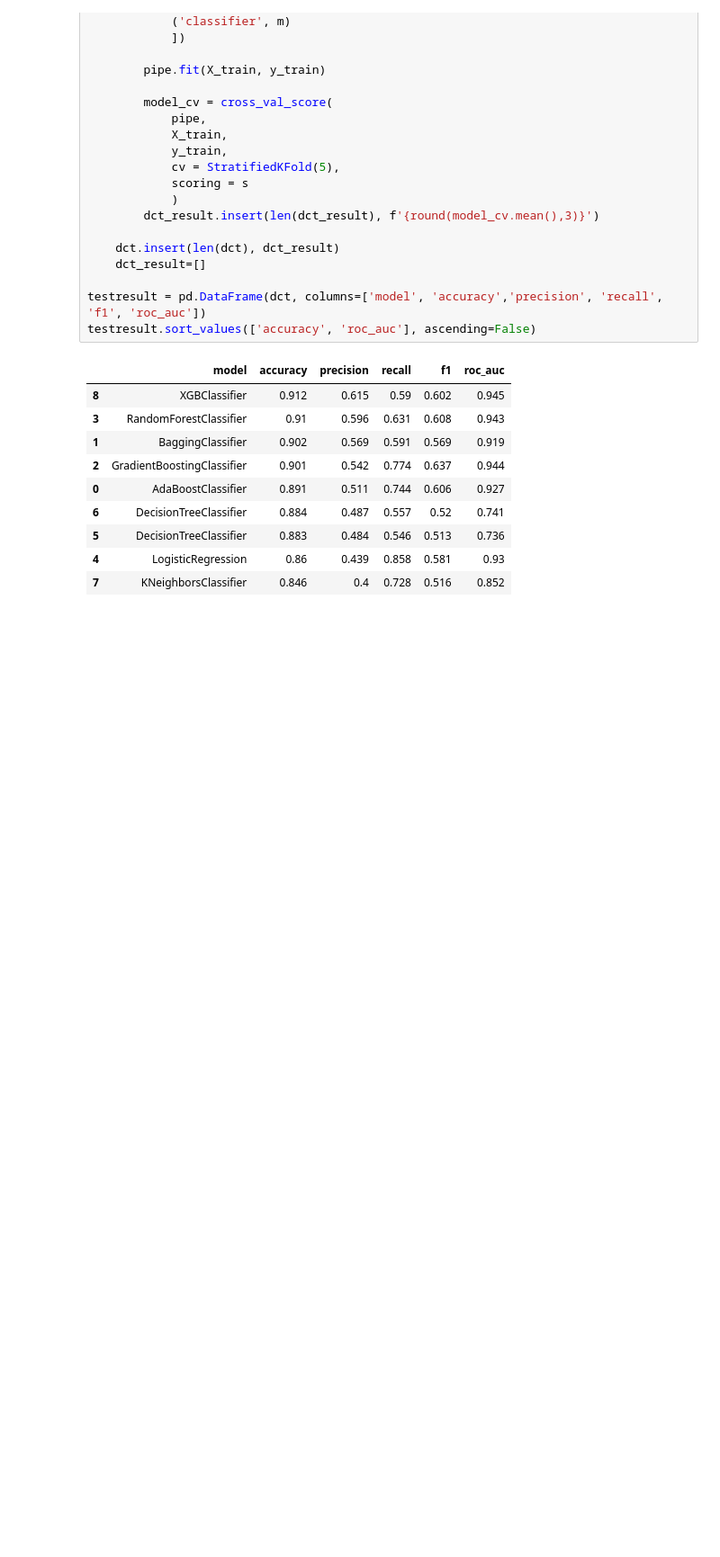
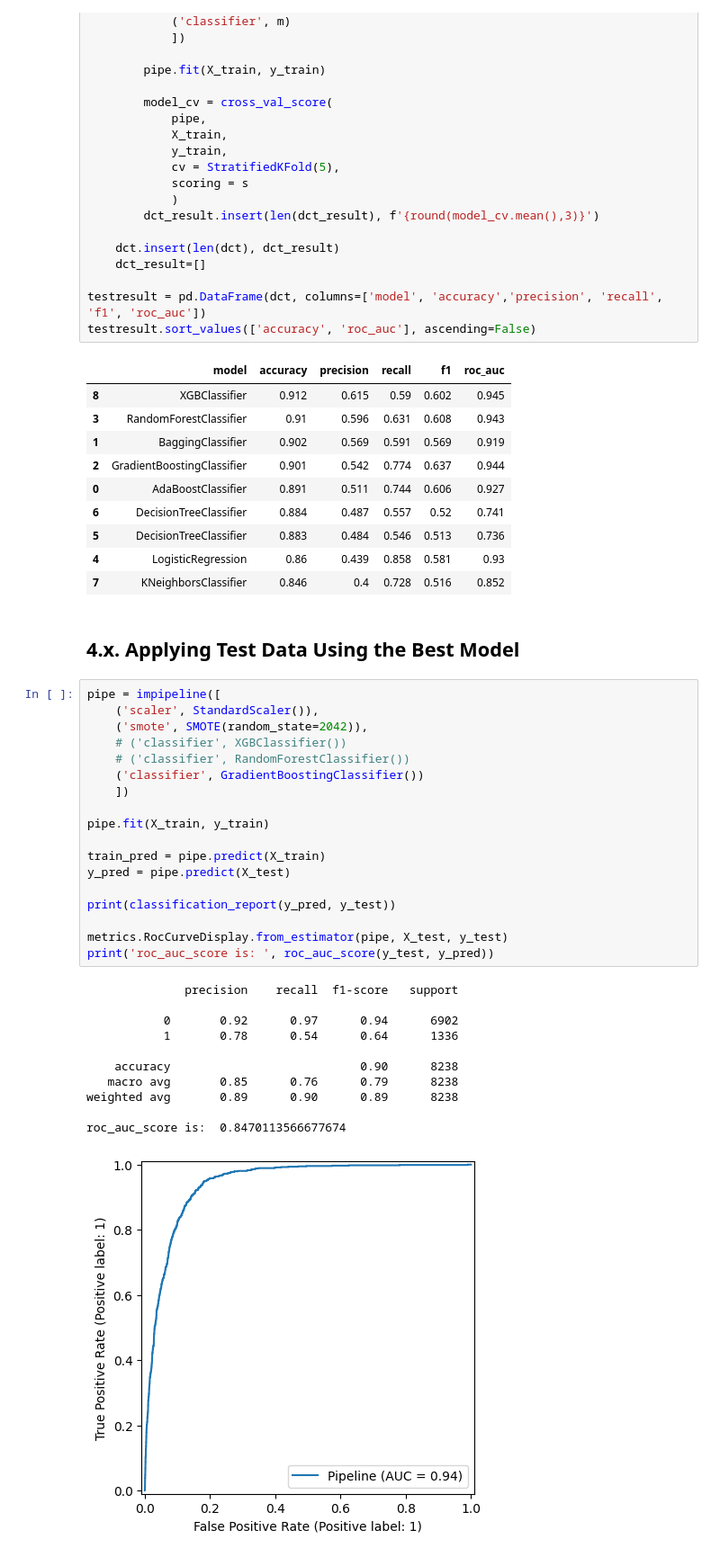
Before and after one commit to nikkoschy/jcdsol_enigma_finpro, a Jupyter notebook: finpro_enigma_bank_case.ipynb, the cells around one changed output. Shown at 90% size. Saved outputs shown, nothing was run; the diff lists cells and outputs as text; blank space fills up the shorter version.

```diff
--- a/finpro_enigma_bank_case.ipynb
+++ b/finpro_enigma_bank_case.ipynb
@@ -923,3 +875,35 @@ testresult.sort_values(['accuracy', 'roc_auc'], ascending=False)
 | 5 | DecisionTreeClassifier | 0.883 | 0.484 | 0.546 | 0.513 | 0.736 |
 | 4 | LogisticRegression | 0.86 | 0.439 | 0.858 | 0.581 | 0.93 |
 | 7 | KNeighborsClassifier | 0.846 | 0.4 | 0.728 | 0.516 | 0.852 |
+# %% [markdown]
+## 4.x. Applying Test Data Using the Best Model
+# %%
+pipe = impipeline([
+    ('scaler', StandardScaler()),
+    ('smote', SMOTE(random_state=2042)),
+    # ('classifier', XGBClassifier())
+    # ('classifier', RandomForestClassifier())
+    ('classifier', GradientBoostingClassifier())
+    ])
+
+pipe.fit(X_train, y_train)
+
+train_pred = pipe.predict(X_train)
+y_pred = pipe.predict(X_test)
+
+print(classification_report(y_pred, y_test))
+
+metrics.RocCurveDisplay.from_estimator(pipe, X_test, y_test)
+print('roc_auc_score is: ', roc_auc_score(y_test, y_pred))
+# %% [output]
+              precision    recall  f1-score   support
+
+           0       0.92      0.97      0.94      6902
+           1       0.78      0.54      0.64      1336
+
+    accuracy                           0.90      8238
+   macro avg       0.85      0.76      0.79      8238
+weighted avg       0.89      0.90      0.89      8238
+
+roc_auc_score is:  0.8470113566677674
+[figure, added]
```
Also changed, not shown: parts of 29 cells of this notebook.
